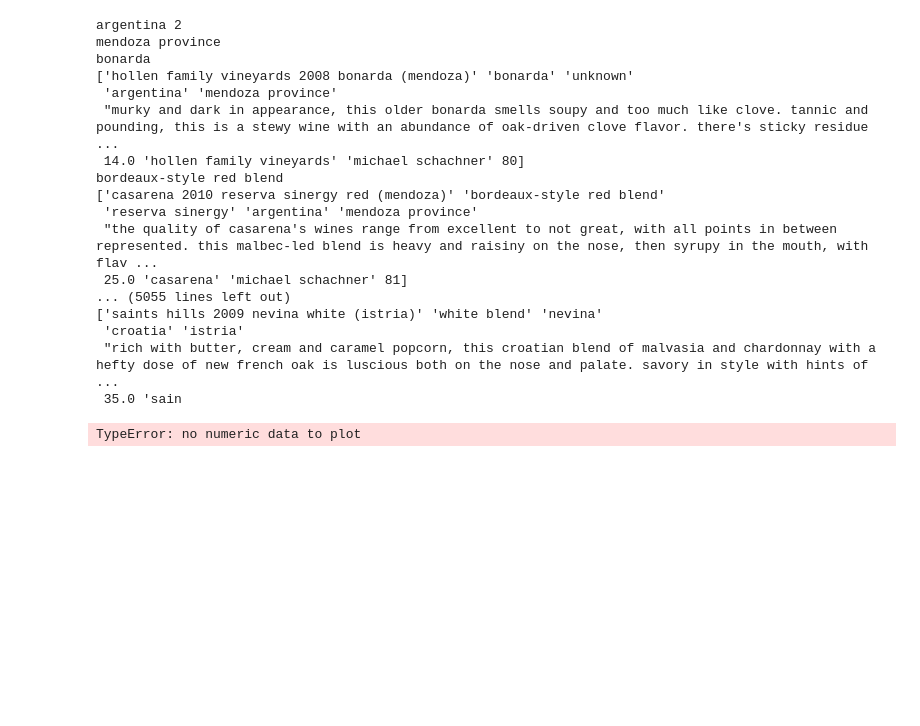
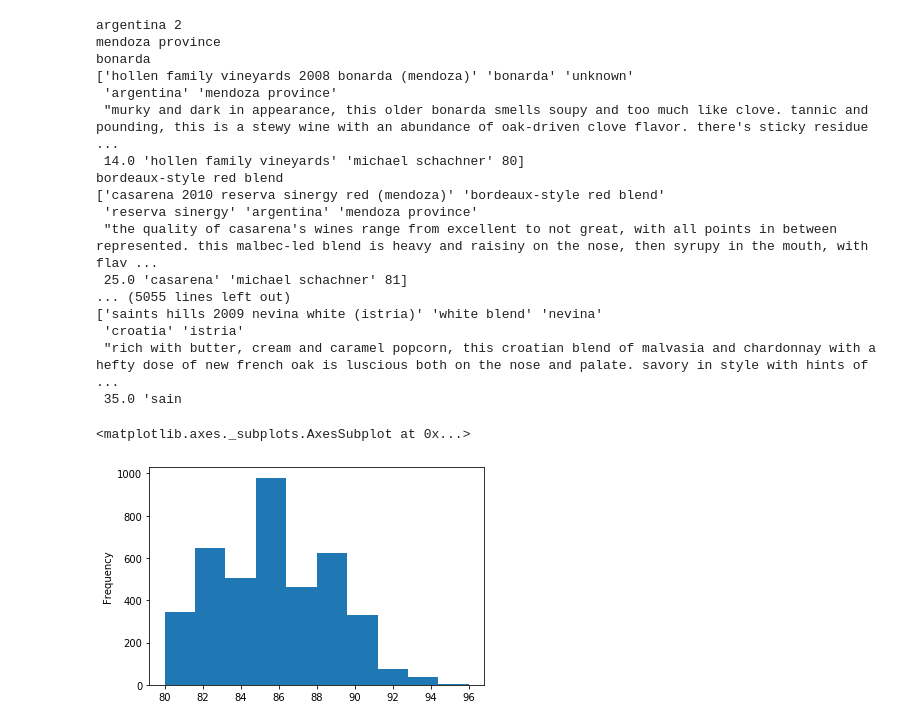
Before and after one commit to arnabdeypolimi/Wine, a Jupyter notebook: question2.ipynb, the cells around one changed output. Cells and saved outputs as stored; diff of their text form; code cells hidden in the pictures; blank space fills up the shorter version.

```diff
--- a/question2.ipynb
+++ b/question2.ipynb
@@ -86,6 +90,7 @@ bordeaux-style red blend
 # %%
 d=d.reset_index()
 # %%
-d.country.plot.bar()
+d.points.plot.hist()
 # %% [output]
-TypeError: no numeric data to plot
+<matplotlib.axes._subplots.AxesSubplot at 0x...>
+[figure, added]
```
Also changed, not shown: parts of 1 cell of this notebook, 1 other file.
